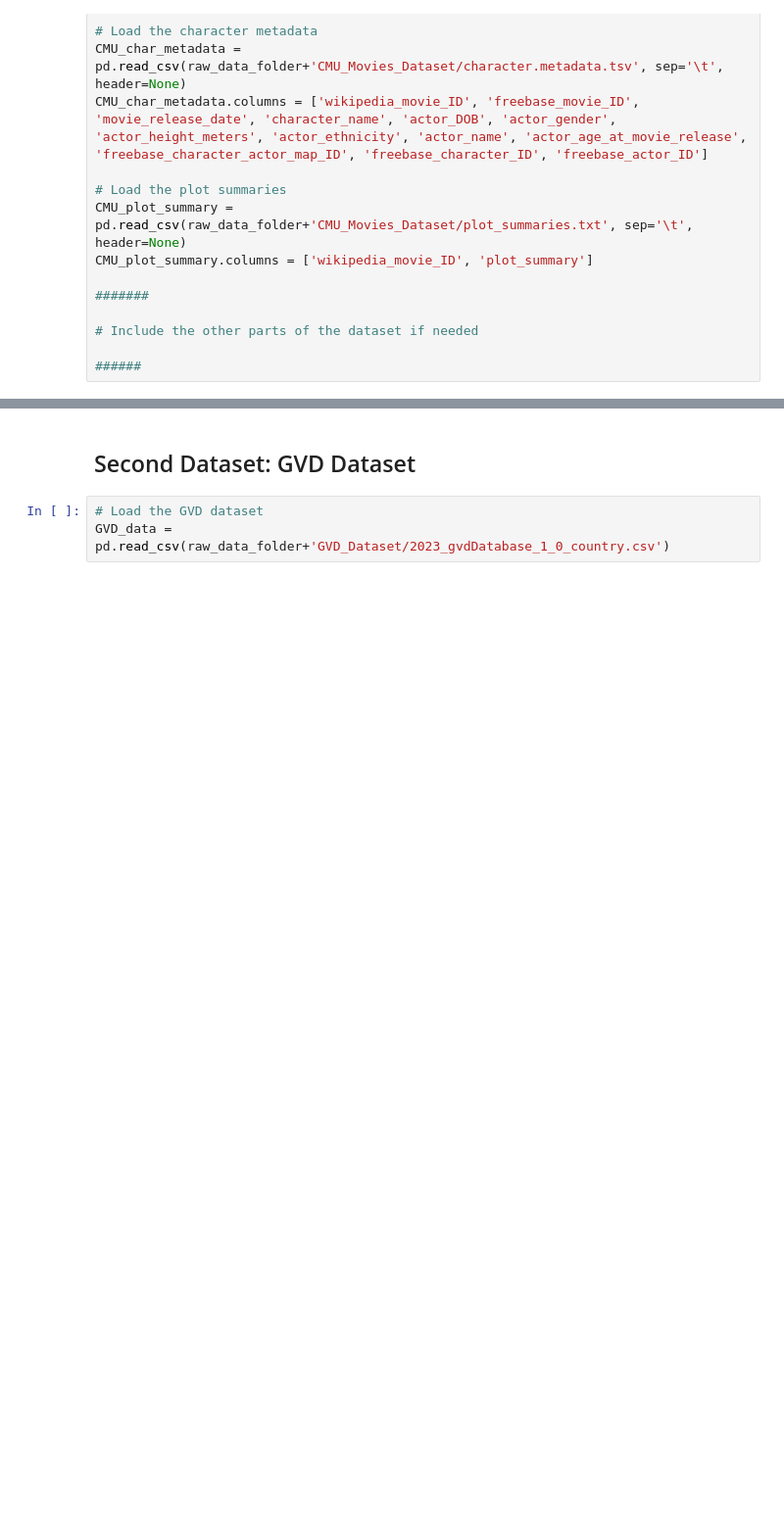
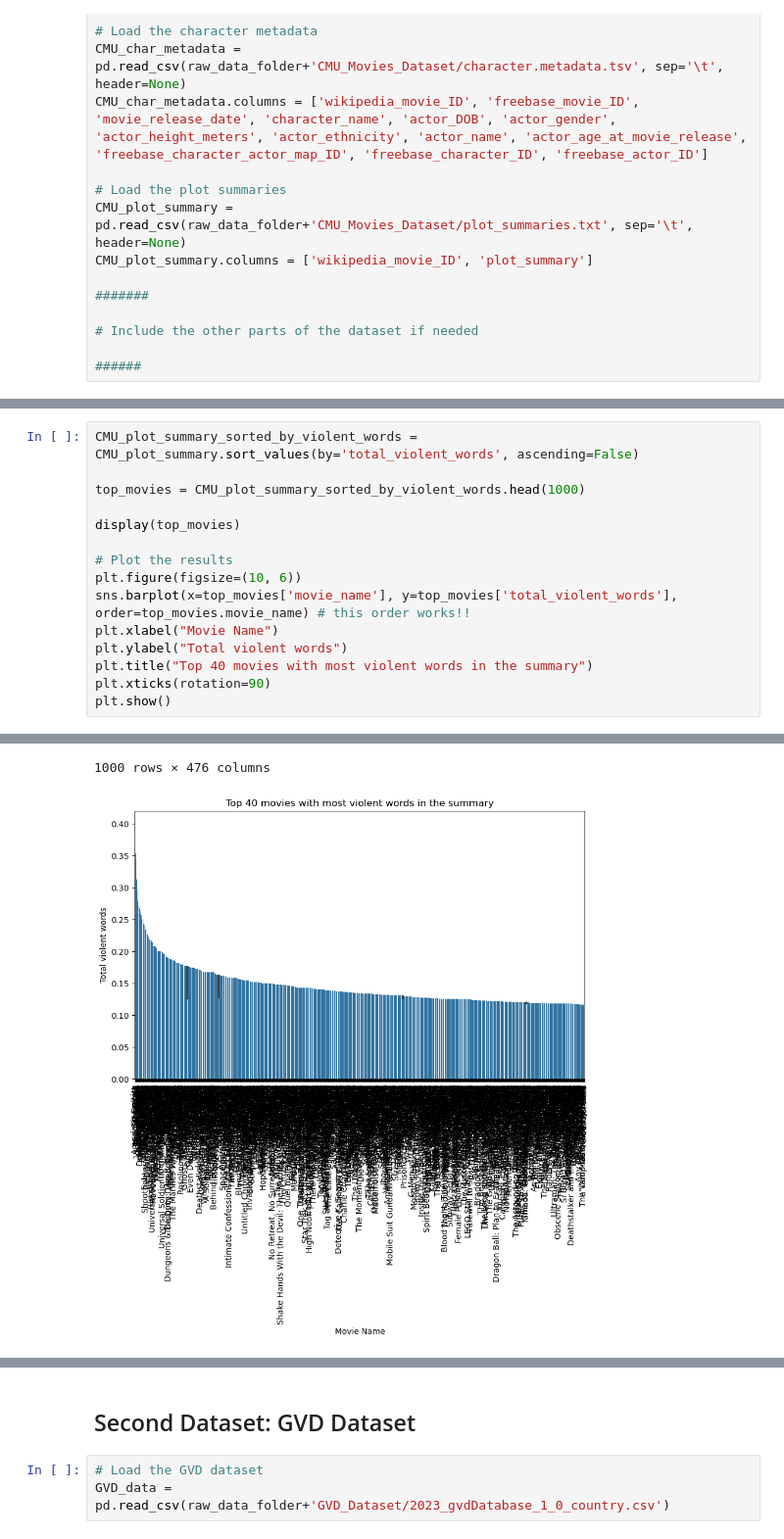
Before and after one commit to epfl-ada/ada-2024-project-alligatorsdontapologize24, a Jupyter notebook: src/Exploratory_Data_Analysis.ipynb, the cells around one changed output, grey strips where cells are left out. Shown at 98% size. Drawn from its saved outputs; the diff is of its cells as text; blank space fills up the shorter version.

```diff
--- a/src/Exploratory_Data_Analysis.ipynb
+++ b/src/Exploratory_Data_Analysis.ipynb
@@ -31,0 +209,16 @@ CMU_plot_summary.columns = ['wikipedia_movie_ID', 'plot_summary']
+# %%
+CMU_plot_summary_sorted_by_violent_words = CMU_plot_summary.sort_values(by='total_violent_words', ascending=False)
+
+top_movies = CMU_plot_summary_sorted_by_violent_words.head(1000)
+
+display(top_movies)
+
+# Plot the results
+plt.figure(figsize=(10, 6))
+sns.barplot(x=top_movies['movie_name'], y=top_movies['total_violent_words'], order=top_movies.movie_name) # this order works!!
+plt.xlabel("Movie Name")
+plt.ylabel("Total violent words")
+plt.title("Top 40 movies with most violent words in the summary")
+plt.xticks(rotation=90)
+plt.show()
+# %% [output]
@@ -31,0 +237,2 @@ CMU_plot_summary.columns = ['wikipedia_movie_ID', 'plot_summary']
+1000 rows × 476 columns
+[figure, added]
```
Also changed, not shown: parts of 11 cells of this notebook.
